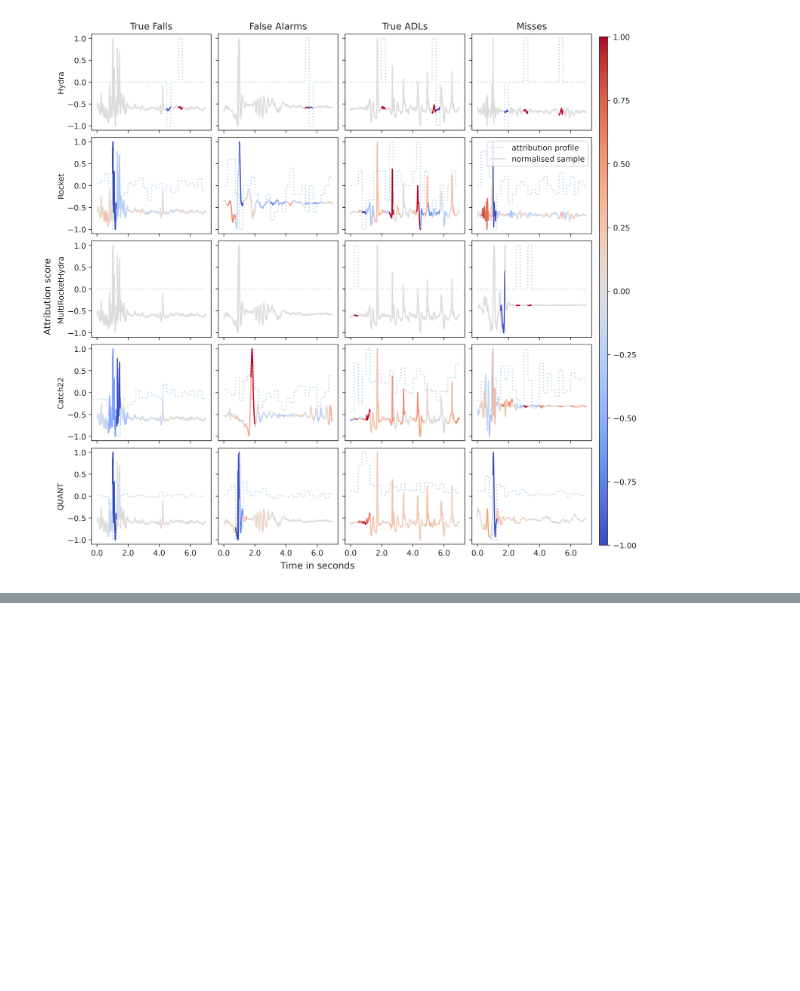
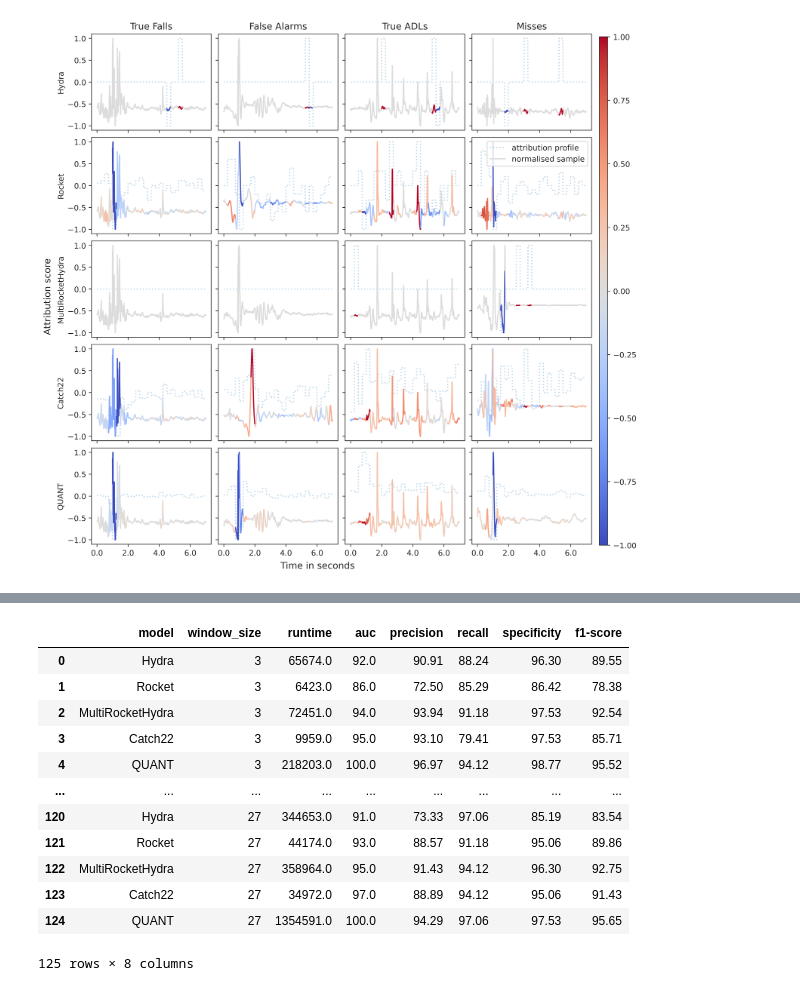
Before and after one commit to mlgig/ts_fall_detection, a Jupyter notebook: evaluation.ipynb, the cells around one changed output, grey strips where cells are left out. Cells and saved outputs as stored; diff of their text form; code cells hidden in the pictures; blank space fills up the shorter version.

```diff
--- a/evaluation.ipynb
+++ b/evaluation.ipynb
@@ -396,0 +441,16 @@ classifiers.plot_sample_with_attributions(samples_and_attributions_dict)
+# %%
+ts_window_metrics
+# %% [output]
+|  | model | window_size | runtime | auc | precision | recall | specificity | f1-score |
+| 0 | Hydra | 3 | 65674.0 | 92.0 | 90.91 | 88.24 | 96.30 | 89.55 |
+| 1 | Rocket | 3 | 6423.0 | 86.0 | 72.50 | 85.29 | 86.42 | 78.38 |
+| 2 | MultiRocketHydra | 3 | 72451.0 | 94.0 | 93.94 | 91.18 | 97.53 | 92.54 |
+| 3 | Catch22 | 3 | 9959.0 | 95.0 | 93.10 | 79.41 | 97.53 | 85.71 |
+| 4 | QUANT | 3 | 218203.0 | 100.0 | 96.97 | 94.12 | 98.77 | 95.52 |
+| ... | ... | ... | ... | ... | ... | ... | ... | ... |
+| 120 | Hydra | 27 | 344653.0 | 91.0 | 73.33 | 97.06 | 85.19 | 83.54 |
+| 121 | Rocket | 27 | 44174.0 | 93.0 | 88.57 | 91.18 | 95.06 | 89.86 |
+| 122 | MultiRocketHydra | 27 | 358964.0 | 95.0 | 91.43 | 94.12 | 96.30 | 92.75 |
+| 123 | Catch22 | 27 | 34972.0 | 97.0 | 88.89 | 94.12 | 95.06 | 91.43 |
+| 124 | QUANT | 27 | 1354591.0 | 100.0 | 94.29 | 97.06 | 97.53 | 95.65 |
+125 rows × 8 columns
```
Also changed, not shown: parts of 7 cells of this notebook, 4 other files.
